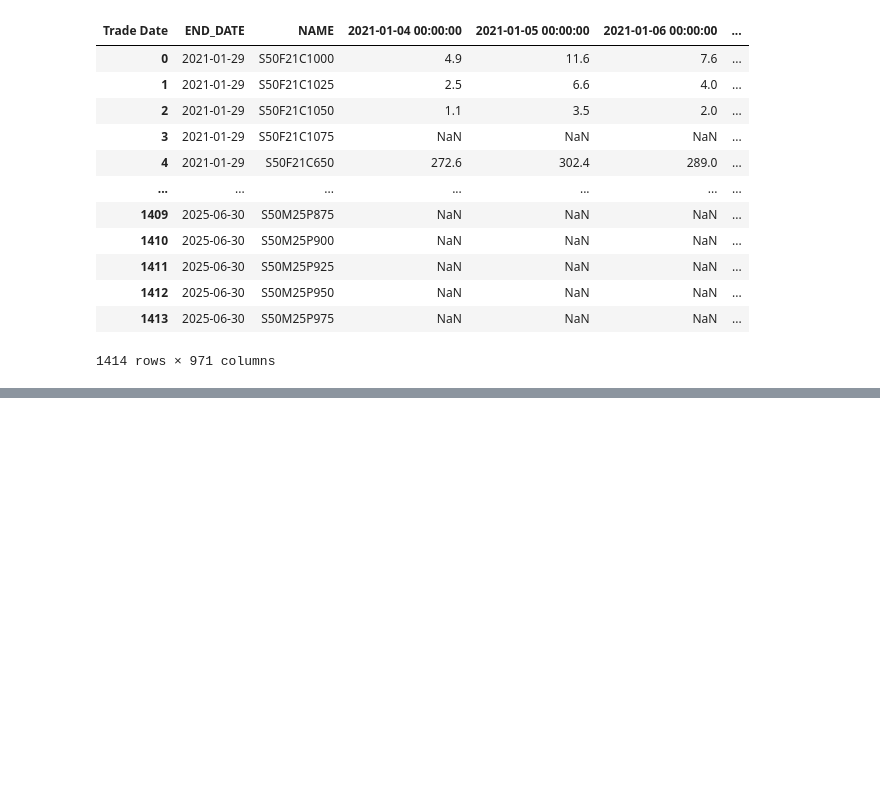
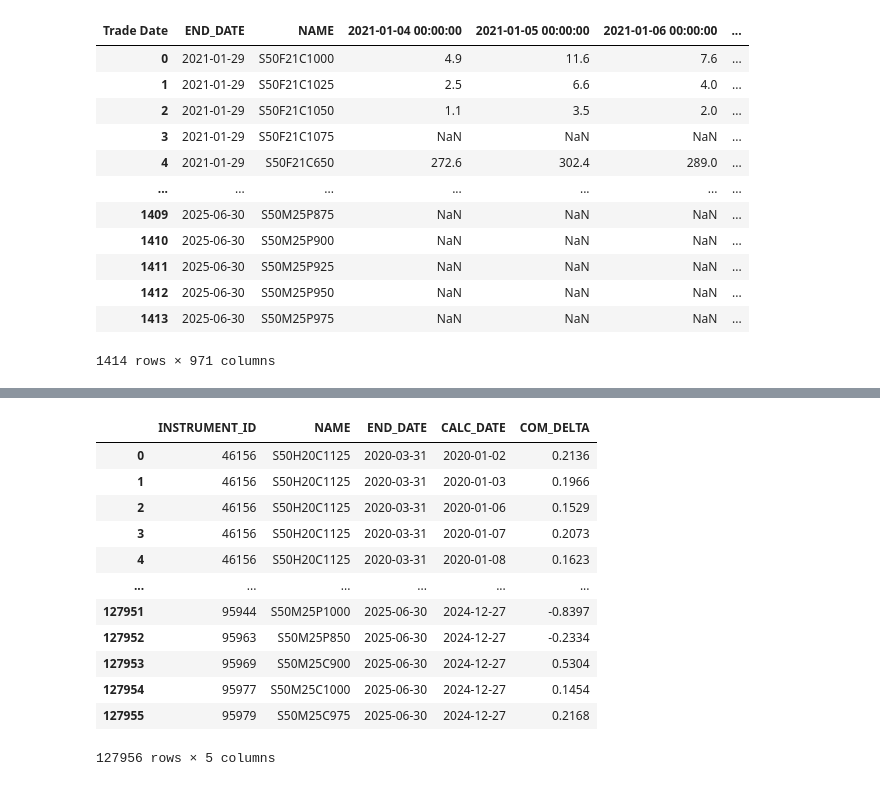
Before and after one commit to FulinQ/SET_Intern, a Jupyter notebook: SOMC/TradingData/FileHandling.ipynb, the cells around one changed output, grey strips where cells are left out. Cells and saved outputs as stored; diff of their text form; code cells hidden in the pictures; blank space fills up the shorter version.

```diff
--- a/SOMC/TradingData/FileHandling.ipynb
+++ b/SOMC/TradingData/FileHandling.ipynb
@@ -101,0 +140,18 @@ result_df
+# %%
+merged_df = pd.merge(series, delta, left_on='INSTRUMENT_ID', right_on='INSTRUMENT_ID', how='inner')
+merged_df = merged_df[['INSTRUMENT_ID', 'NAME', 'END_DATE', 'CALC_DATE', 'COM_DELTA']]
+merged_df
+# %% [output]
+|  | INSTRUMENT_ID | NAME | END_DATE | CALC_DATE | COM_DELTA |
+| 0 | 46156 | S50H20C1125 | 2020-03-31 | 2020-01-02 | 0.2136 |
+| 1 | 46156 | S50H20C1125 | 2020-03-31 | 2020-01-03 | 0.1966 |
+| 2 | 46156 | S50H20C1125 | 2020-03-31 | 2020-01-06 | 0.1529 |
+| 3 | 46156 | S50H20C1125 | 2020-03-31 | 2020-01-07 | 0.2073 |
+| 4 | 46156 | S50H20C1125 | 2020-03-31 | 2020-01-08 | 0.1623 |
+| ... | ... | ... | ... | ... | ... |
+| 127951 | 95944 | S50M25P1000 | 2025-06-30 | 2024-12-27 | -0.8397 |
+| 127952 | 95963 | S50M25P850 | 2025-06-30 | 2024-12-27 | -0.2334 |
+| 127953 | 95969 | S50M25C900 | 2025-06-30 | 2024-12-27 | 0.5304 |
+| 127954 | 95977 | S50M25C1000 | 2025-06-30 | 2024-12-27 | 0.1454 |
+| 127955 | 95979 | S50M25C975 | 2025-06-30 | 2024-12-27 | 0.2168 |
+127956 rows × 5 columns
```
Also changed, not shown: parts of 5 cells of this notebook, 6 other files.
